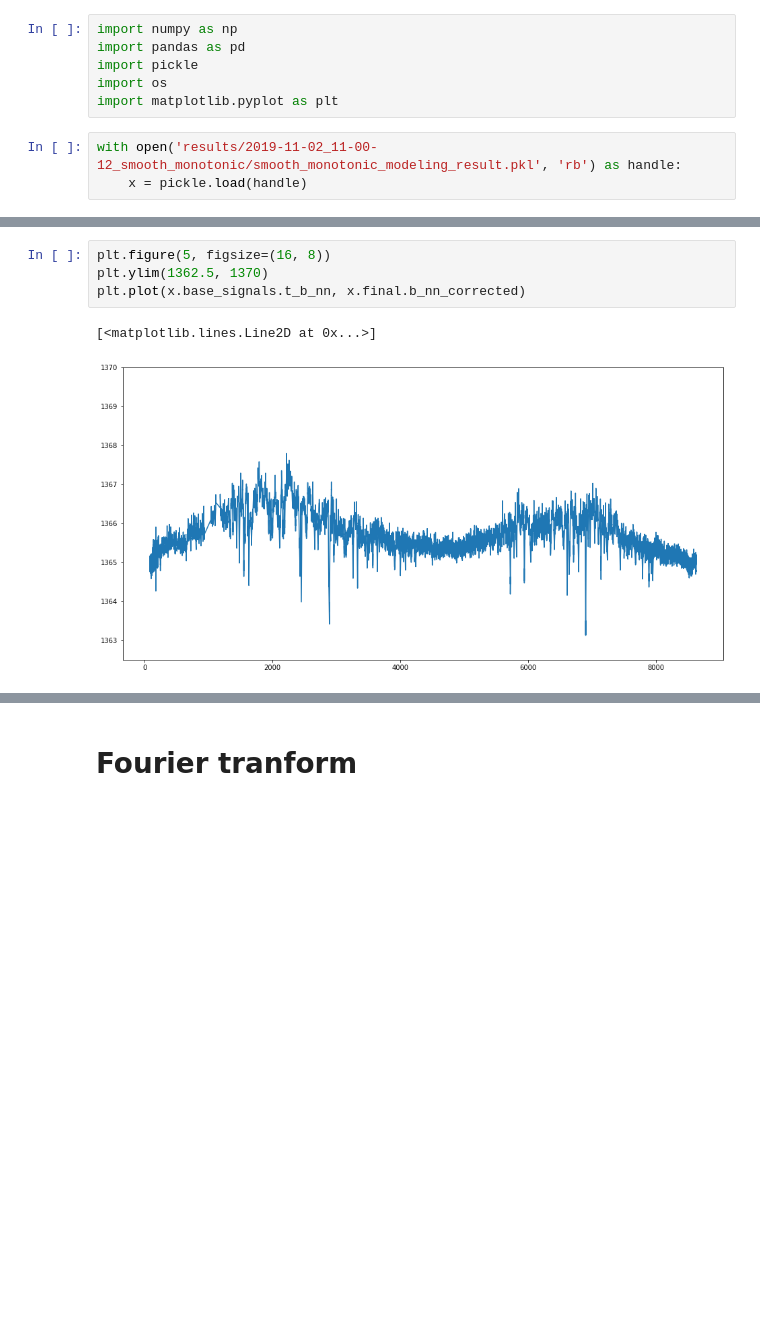
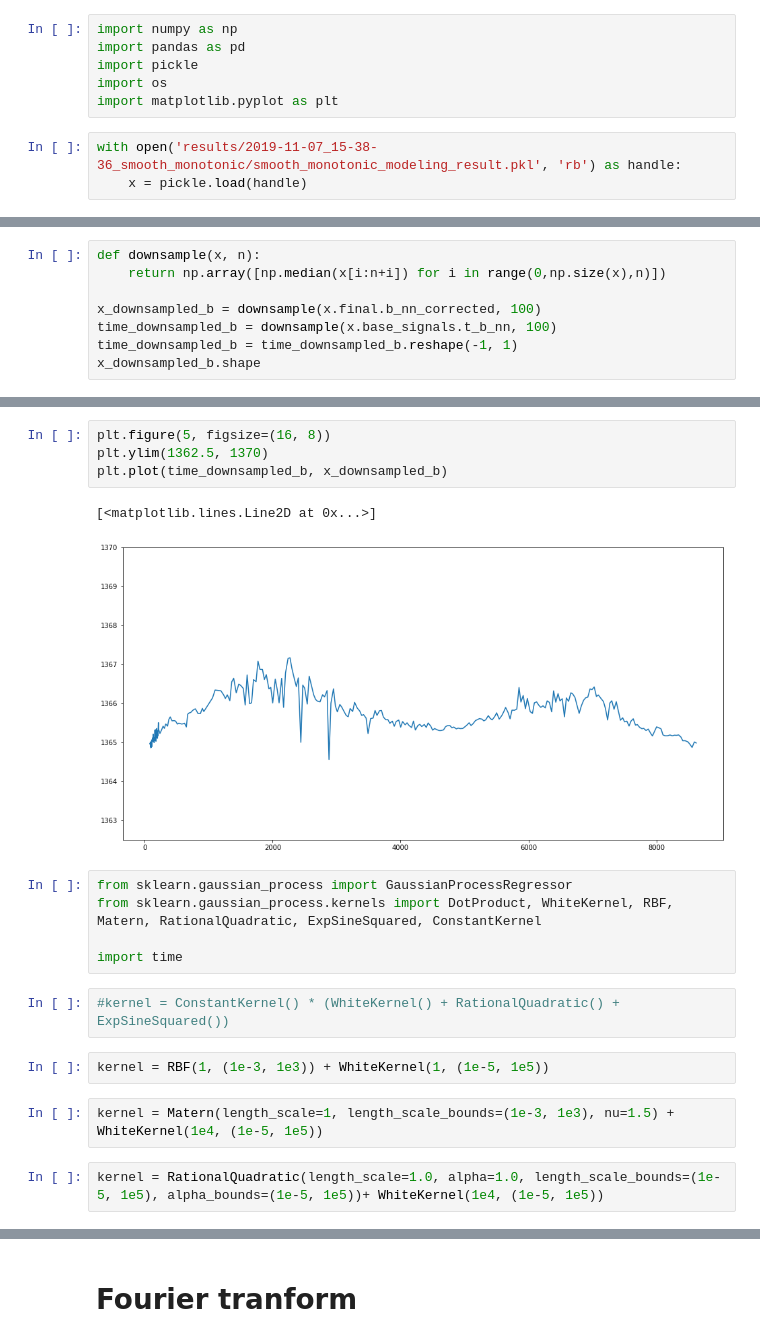
Before and after one commit to roksikonja/dslab_virgo_tsi, a Jupyter notebook: SmoothingFinalResult.ipynb, the cells around one changed output, grey strips where cells are left out. Drawn from its saved outputs; the diff is of its cells as text; blank space fills up the shorter version.

```diff
--- a/SmoothingFinalResult.ipynb
+++ b/SmoothingFinalResult.ipynb
@@ -5,7 +5,7 @@ import pickle
 import os
 import matplotlib.pyplot as plt
 # %%
-with open('results/2019-11-02_11-00-12_smooth_monotonic/smooth_monotonic_modeling_result.pkl', 'rb') as handle:
+with open('results/2019-11-07_15-38-36_smooth_monotonic/smooth_monotonic_modeling_result.pkl', 'rb') as handle:
     x = pickle.load(handle)
 # %%
 x
@@ -18,0 +18,8 @@ x_subsample.size
+# %%
+def downsample(x, n):
+    return np.array([np.median(x[i:n+i]) for i in range(0,np.size(x),n)])
+
+x_downsampled_b = downsample(x.final.b_nn_corrected, 100)
+time_downsampled_b = downsample(x.base_signals.t_b_nn, 100)
+time_downsampled_b = time_downsampled_b.reshape(-1, 1)
+x_downsampled_b.shape
@@ -19,7 +37,20 @@ x_subsample.size
 # %%
 plt.figure(5, figsize=(16, 8))
 plt.ylim(1362.5, 1370)
-plt.plot(x.base_signals.t_b_nn, x.final.b_nn_corrected)
+plt.plot(time_downsampled_b, x_downsampled_b)
 # %% [output]
 [<matplotlib.lines.Line2D at 0x...>]
-[figure, old version]
+[figure, new version]
+# %%
+from sklearn.gaussian_process import GaussianProcessRegressor
+from sklearn.gaussian_process.kernels import DotProduct, WhiteKernel, RBF, Matern, RationalQuadratic, ExpSineSquared, ConstantKernel
+
+import time
+# %%
+#kernel = ConstantKernel() * (WhiteKernel() + RationalQuadratic() + ExpSineSquared())
+# %%
+kernel = RBF(1, (1e-3, 1e3)) + WhiteKernel(1, (1e-5, 1e5))
+# %%
+kernel = Matern(length_scale=1, length_scale_bounds=(1e-3, 1e3), nu=1.5) + WhiteKernel(1e4, (1e-5, 1e5))
+# %%
+kernel = RationalQuadratic(length_scale=1.0, alpha=1.0, length_scale_bounds=(1e-5, 1e5), alpha_bounds=(1e-5, 1e5))+ WhiteKernel(1e4, (1e-5, 1e5))
```
Also changed, not shown: parts of 25 cells of this notebook.
